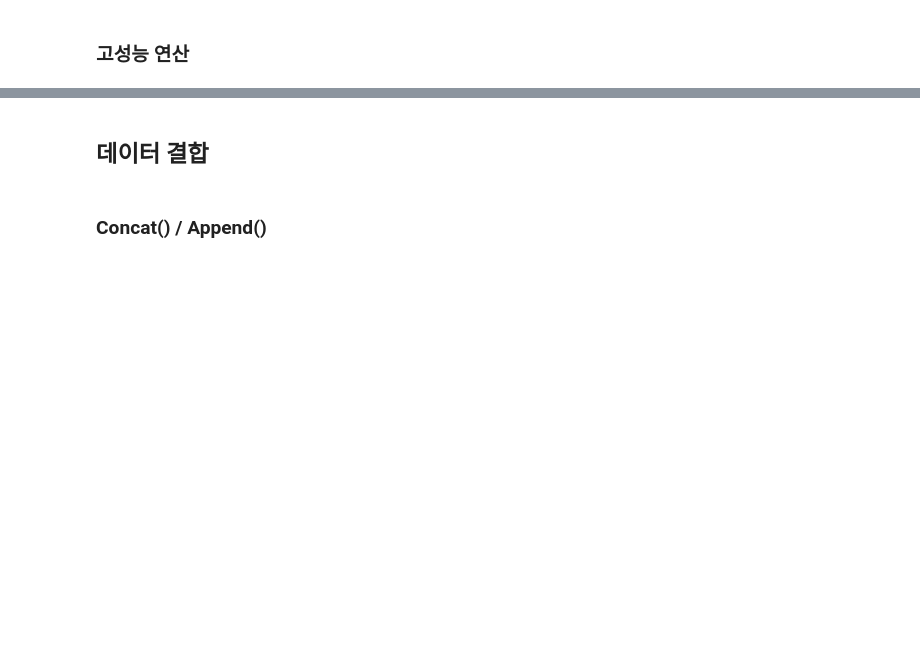
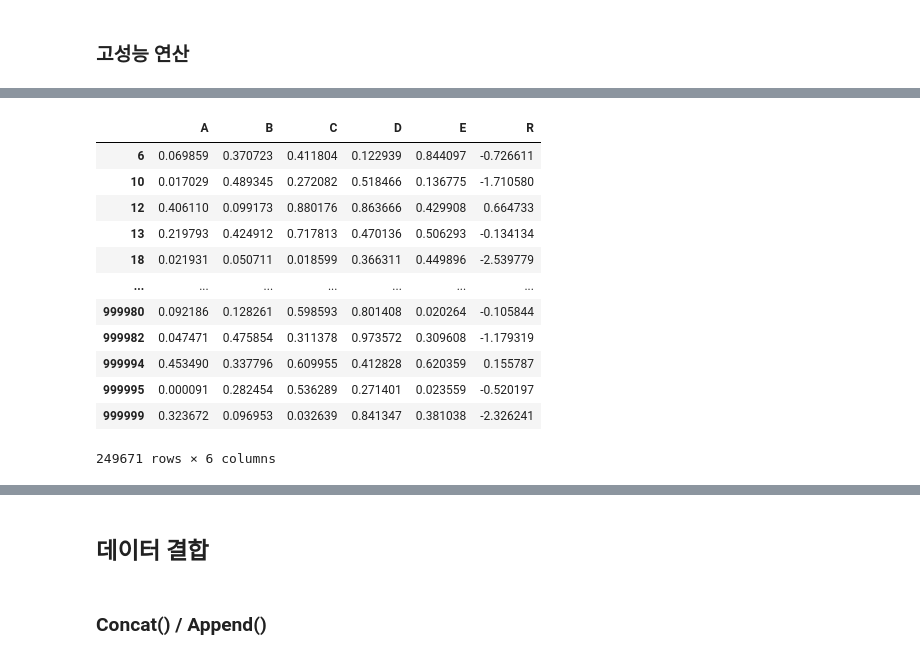
Before and after one commit to omj3424/python_suanLab, a Jupyter notebook: _Pandas_한번에_제대로_배우기.ipynb, the cells around one changed output, grey strips where cells are left out. Cells and saved outputs as stored; diff of their text form; code cells hidden in the pictures; blank space fills up the shorter version.

```diff
--- a/_Pandas_한번에_제대로_배우기.ipynb
+++ b/_Pandas_한번에_제대로_배우기.ipynb
@@ -1764,0 +1982,17 @@ df.sort_values(by = ['A', 'C'])
+# %%
+col_mean = df ['D'].mean()
+df[(df.A < col_mean) & (df.B < col_mean)]
+# %% [output]
+|  | A | B | C | D | E | R |
+| 6 | 0.069859 | 0.370723 | 0.411804 | 0.122939 | 0.844097 | -0.726611 |
+| 10 | 0.017029 | 0.489345 | 0.272082 | 0.518466 | 0.136775 | -1.710580 |
+| 12 | 0.406110 | 0.099173 | 0.880176 | 0.863666 | 0.429908 | 0.664733 |
+| 13 | 0.219793 | 0.424912 | 0.717813 | 0.470136 | 0.506293 | -0.134134 |
+| 18 | 0.021931 | 0.050711 | 0.018599 | 0.366311 | 0.449896 | -2.539779 |
+| ... | ... | ... | ... | ... | ... | ... |
+| 999980 | 0.092186 | 0.128261 | 0.598593 | 0.801408 | 0.020264 | -0.105844 |
+| 999982 | 0.047471 | 0.475854 | 0.311378 | 0.973572 | 0.309608 | -1.179319 |
+| 999994 | 0.453490 | 0.337796 | 0.609955 | 0.412828 | 0.620359 | 0.155787 |
+| 999995 | 0.000091 | 0.282454 | 0.536289 | 0.271401 | 0.023559 | -0.520197 |
+| 999999 | 0.323672 | 0.096953 | 0.032639 | 0.841347 | 0.381038 | -2.326241 |
+249671 rows × 6 columns
```
Also changed, not shown: parts of 71 cells of this notebook.
